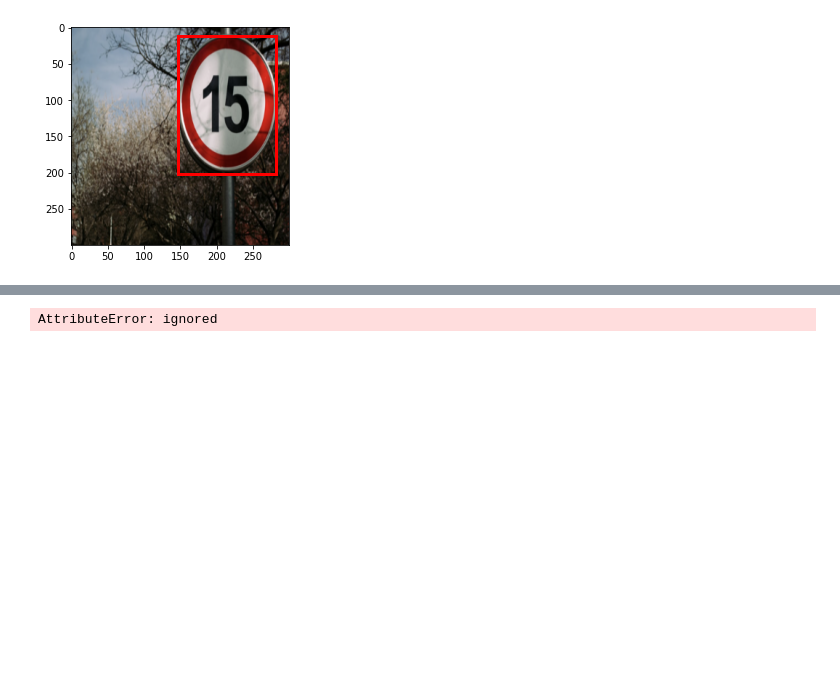
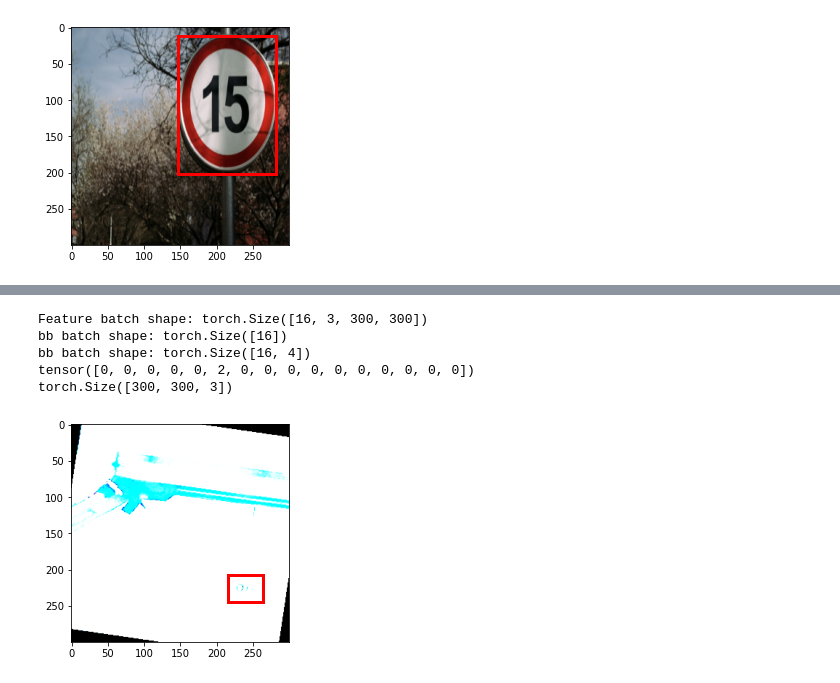
Before and after one commit to hungryPanko/SignalDetection, a Jupyter notebook: signalDetection.ipynb, the cells around one changed output, grey strips where cells are left out. Saved outputs shown, nothing was run; the diff lists cells and outputs as text; code cells hidden in the pictures; blank space fills up the shorter version.

```diff
--- a/signalDetection.ipynb
+++ b/signalDetection.ipynb
@@ -262,7 +262,7 @@ class RoadDataset(Dataset):
 # Split to Train / Valid
 df_train = df_train.reset_index()
 X = df_train[['new_path', 'new_bb']] # new_bb: ymin, xmin, ymax, xmax,
-Y = df_train['class']
+Y = df_train['label']
 X_train, X_val, y_train, y_val = train_test_split(X, Y, test_size=0.2, random_state=42)
 # %%
 # Transform Dataset
@@ -274,18 +274,16 @@ batch_size = 16
 train_dl = DataLoader(train_ds, batch_size=batch_size, shuffle=True)
 valid_dl = DataLoader(valid_ds, batch_size=batch_size)
 # %%
-# Display image and label.
+# Check out for the output for the batch iteration.
 train_features, train_labels, train_bb = next(iter(train_dl))
 print(f"Feature batch shape: {train_features.size()}")
-print(f"bb batch shape: {train_bb.len()}")
+print(f"bb batch shape: {train_labels.size()}")
+print(f"bb batch shape: {train_bb.size()}")
 print(train_labels)
-label = train_labels
-print(f"Label: {label}")
-print(train_bb)
+type(train_labels)
 
-img = train_features[0].permute(1, 2, 0)
+img = train_features[0].permute(1, 2, 0)/255
+img = normalize(img)
 print(img.shape)
-bb = list(np.concatenate(train_bb).flat)
-print(bb)
-show_corner_bb(img,bb)
+show_corner_bb(img,train_bb[0])
 # %% [output]
@@ -293,4 +291,9 @@ Feature batch shape: torch.Size([16, 3, 300, 300])
-AttributeError: ignored
+Feature batch shape: torch.Size([16, 3, 300, 300])
+bb batch shape: torch.Size([16])
+bb batch shape: torch.Size([16, 4])
+tensor([0, 0, 0, 0, 0, 2, 0, 0, 0, 0, 0, 0, 0, 0, 0, 0])
+torch.Size([300, 300, 3])
+[figure, added]
 # %%
 class SimpleCNN(nn.Module):
     def __init__(self):
```
Also changed, not shown: parts of 11 cells of this notebook.
